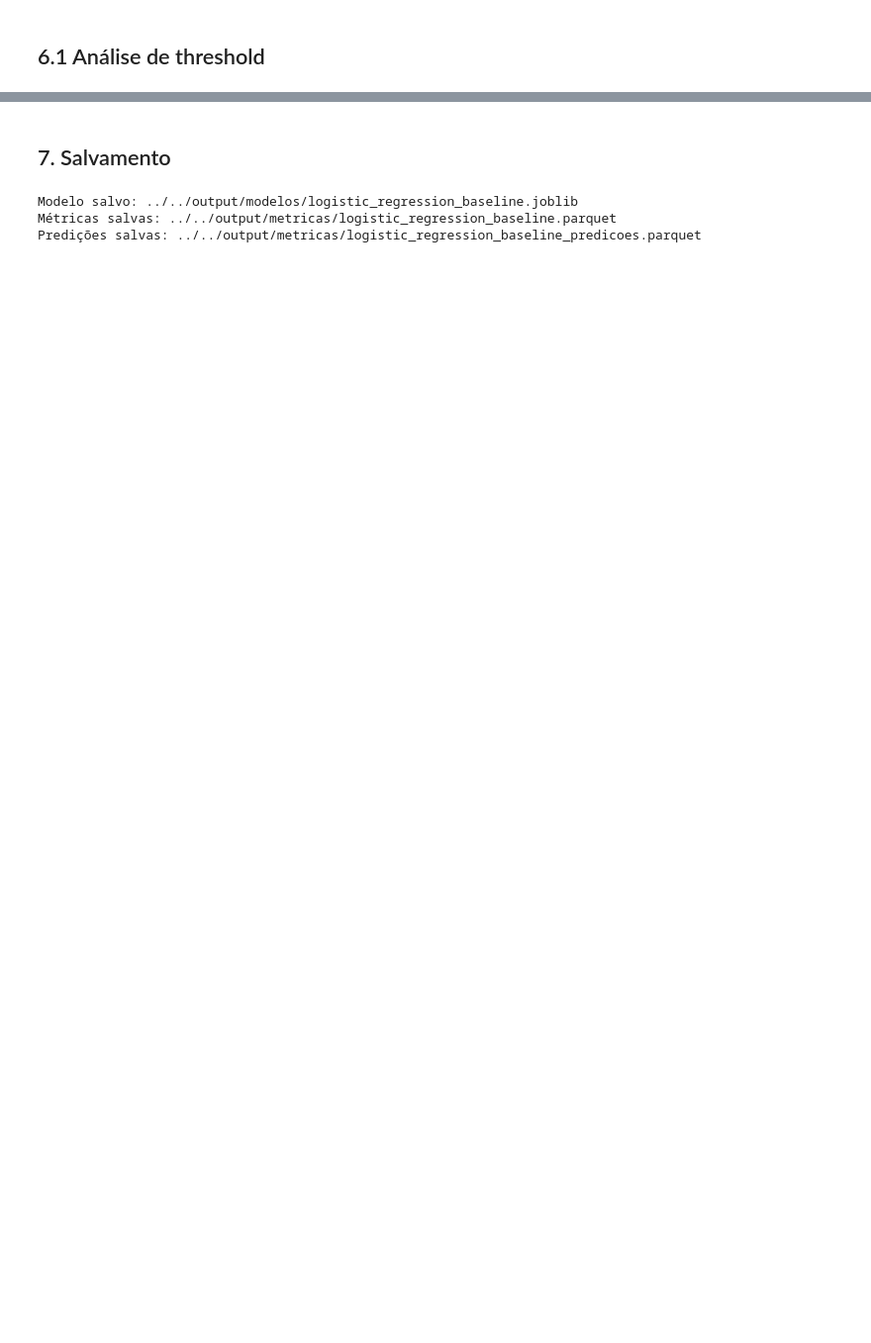
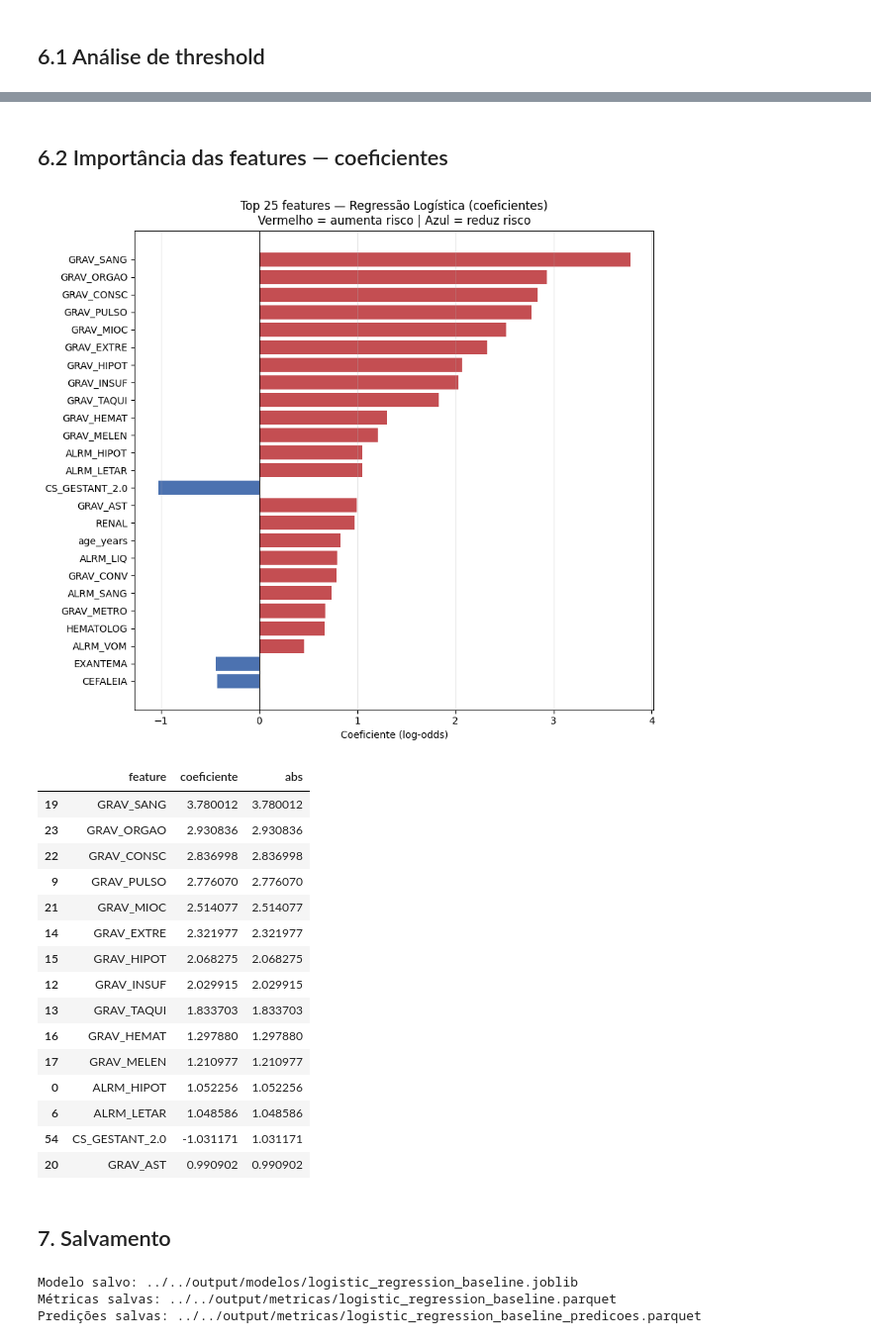
Before and after one commit to jorgedss/iris_study, a Jupyter notebook: notebooks/03_models/logistic_regression.ipynb, the cells around one changed output, grey strips where cells are left out. Shown at 99% size. Saved outputs shown, nothing was run; the diff lists cells and outputs as text; code cells hidden in the pictures; blank space fills up the shorter version.

```diff
--- a/notebooks/03_models/logistic_regression.ipynb
+++ b/notebooks/03_models/logistic_regression.ipynb
@@ -406,4 +422,46 @@ Threshold sens≥90% (0.30): sensibilidade=0.9020 | especificidade=0.7339
 [figure]
+# %% [markdown]
+## 6.2 Importância das features — coeficientes
+# %%
+feature_names = pipeline_final['pre'].get_feature_names_out()
+coefs         = pipeline_final['clf'].coef_[0]
+
+df_coef = pd.DataFrame({'feature': feature_names, 'coeficiente': coefs})
+df_coef['abs'] = df_coef['coeficiente'].abs()
+df_coef = df_coef.sort_values('abs', ascending=False)
+
+top_n  = 25
+df_top = df_coef.head(top_n)
+
+fig, ax = plt.subplots(figsize=(9, 8))
+cores_bar = ['#C44E52' if c > 0 else '#4C72B0' for c in df_top['coeficiente'][::-1]]
+ax.barh(df_top['feature'][::-1], df_top['coeficiente'][::-1], color=cores_bar)
+ax.axvline(0, color='black', linewidth=0.8)
+ax.set_title(f'Top {top_n} features — Regressão Logística (coeficientes)\nVermelho = aumenta risco | Azul = reduz risco')
+ax.set_xlabel('Coeficiente (log-odds)')
+ax.grid(True, alpha=0.3, axis='x')
+plt.tight_layout()
+plt.show()
+
+display(df_coef.head(15)[['feature', 'coeficiente', 'abs']])
+# %% [output]
+[figure, added]
+|  | feature | coeficiente | abs |
+| 19 | GRAV_SANG | 3.780012 | 3.780012 |
+| 23 | GRAV_ORGAO | 2.930836 | 2.930836 |
+| 22 | GRAV_CONSC | 2.836998 | 2.836998 |
+| 9 | GRAV_PULSO | 2.776070 | 2.776070 |
+| 21 | GRAV_MIOC | 2.514077 | 2.514077 |
+| 14 | GRAV_EXTRE | 2.321977 | 2.321977 |
+| 15 | GRAV_HIPOT | 2.068275 | 2.068275 |
+| 12 | GRAV_INSUF | 2.029915 | 2.029915 |
+| 13 | GRAV_TAQUI | 1.833703 | 1.833703 |
+| 16 | GRAV_HEMAT | 1.297880 | 1.297880 |
+| 17 | GRAV_MELEN | 1.210977 | 1.210977 |
+| 0 | ALRM_HIPOT | 1.052256 | 1.052256 |
+| 6 | ALRM_LETAR | 1.048586 | 1.048586 |
+| 54 | CS_GESTANT_2.0 | -1.031171 | 1.031171 |
+| 20 | GRAV_AST | 0.990902 | 0.990902 |
 # %% [markdown]
 ## 7. Salvamento
 # %%
```
Also changed, not shown: parts of 6 cells of this notebook, 4 other files.
